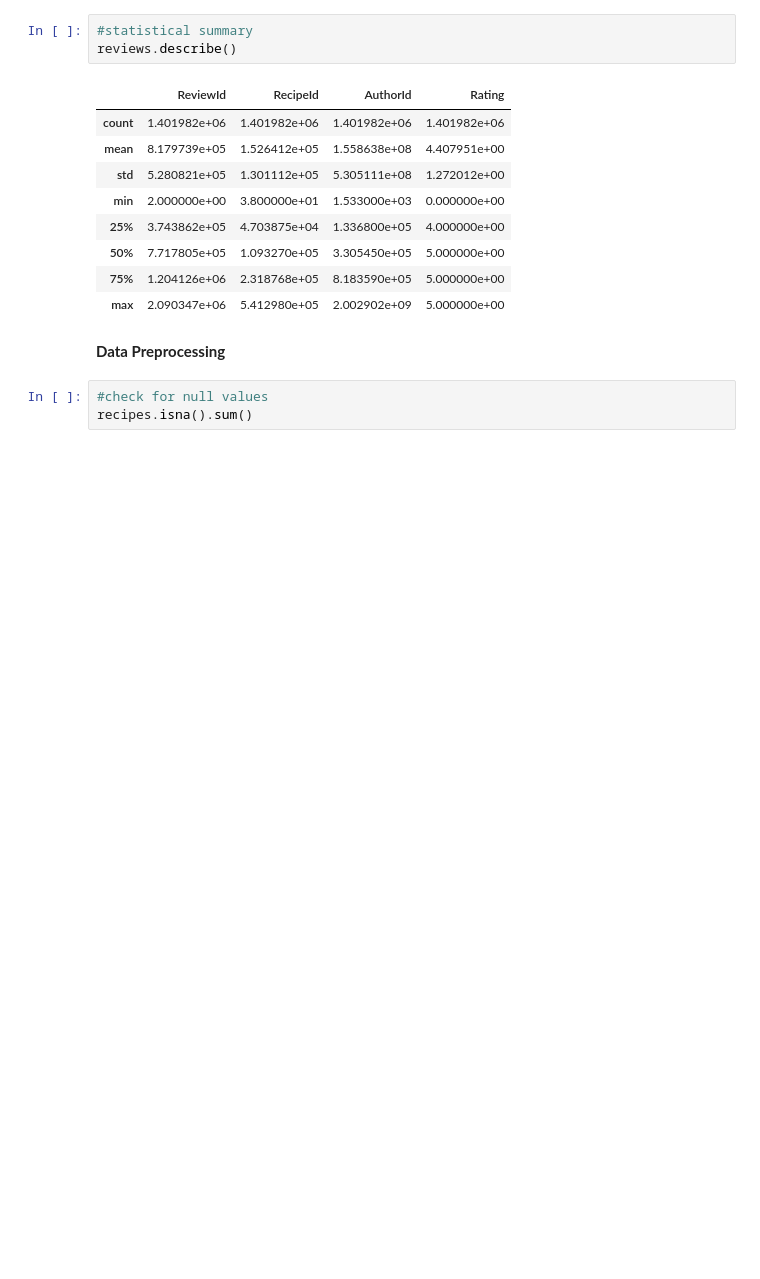
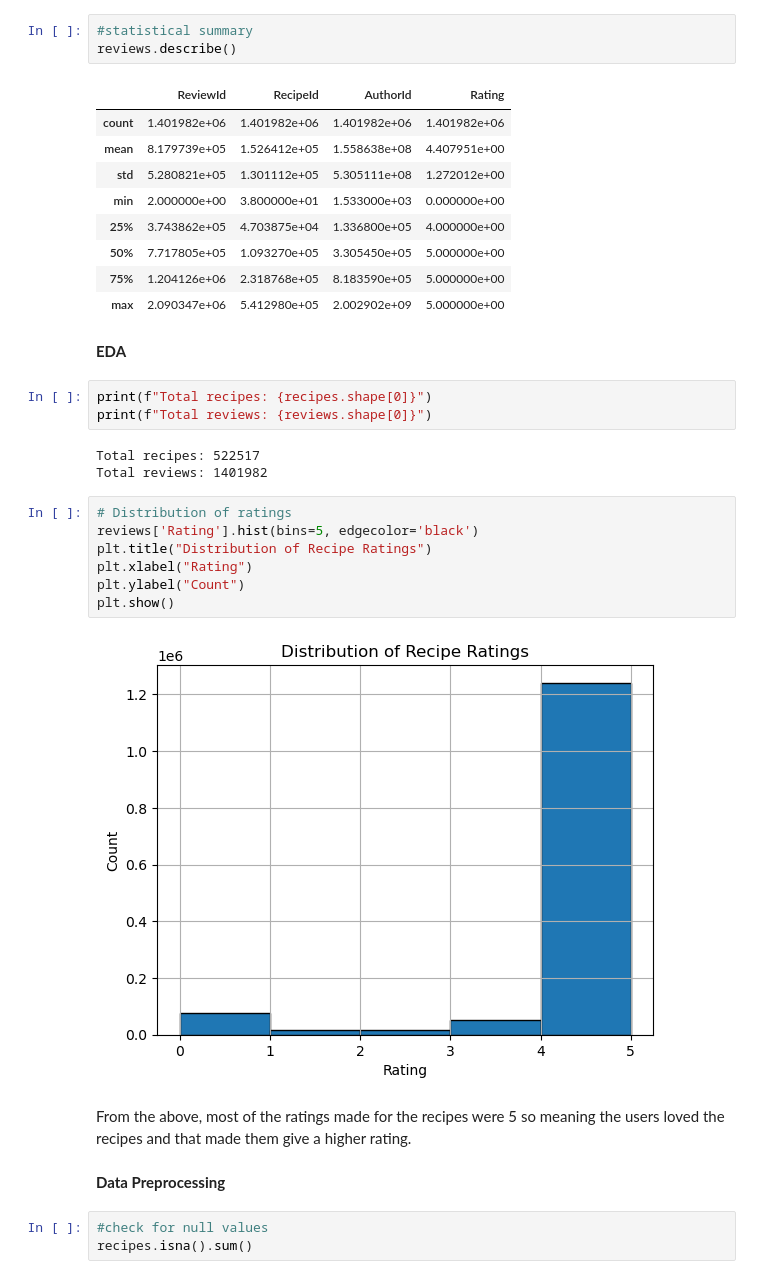
Before and after one commit to ChristabelAtieno/recipe-recommendation-system, a Jupyter notebook: recipe-recommender.ipynb, the cells around one changed output. Saved outputs shown, nothing was run; the diff lists cells and outputs as text; blank space fills up the shorter version.

```diff
--- a/recipe-recommender.ipynb
+++ b/recipe-recommender.ipynb
@@ -146,6 +150,25 @@ reviews.describe()
 | 50% | 7.717805e+05 | 1.093270e+05 | 3.305450e+05 | 5.000000e+00 |
 | 75% | 1.204126e+06 | 2.318768e+05 | 8.183590e+05 | 5.000000e+00 |
 | max | 2.090347e+06 | 5.412980e+05 | 2.002902e+09 | 5.000000e+00 |
+# %% [markdown]
+**EDA**
+# %%
+print(f"Total recipes: {recipes.shape[0]}")
+print(f"Total reviews: {reviews.shape[0]}")
+# %% [output]
+Total recipes: 522517
+Total reviews: 1401982
+# %%
+# Distribution of ratings
+reviews['Rating'].hist(bins=5, edgecolor='black')
+plt.title("Distribution of Recipe Ratings")
+plt.xlabel("Rating")
+plt.ylabel("Count")
+plt.show()
+# %% [output]
+[figure, added]
+# %% [markdown]
+From the above, most of the ratings made for the recipes were 5 so meaning the users loved the recipes and that made them give a higher rating.
 # %% [markdown]
 **Data Preprocessing**
 # %%
```
Also changed, not shown: parts of 14 cells of this notebook.
